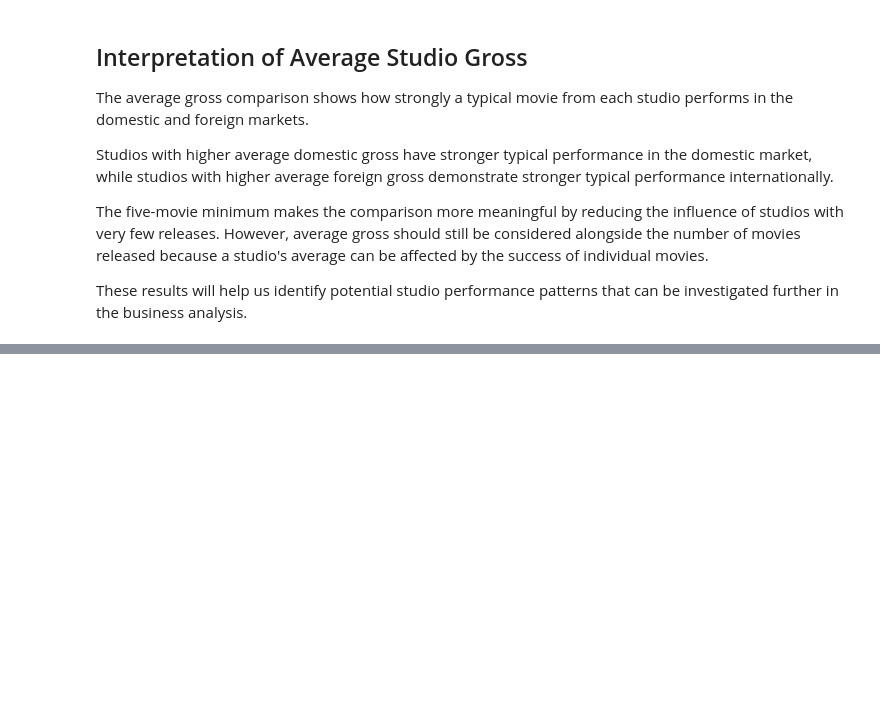
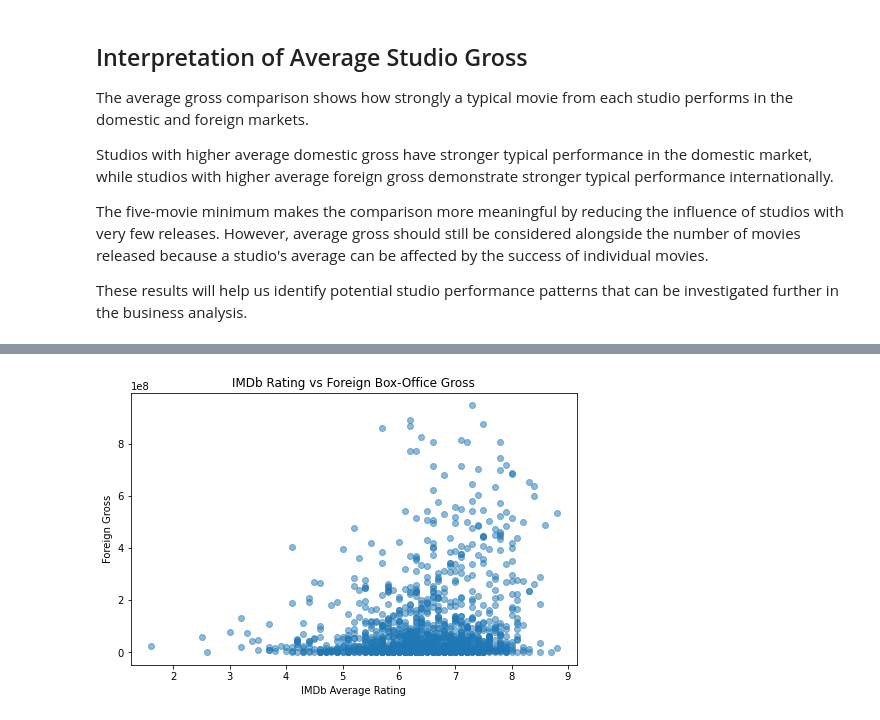
Before and after one commit to oliverkiplagat/Studio_Launch-Pad, a Jupyter notebook: student.ipynb, the cells around one changed output, grey strips where cells are left out. Drawn from its saved outputs; the diff is of its cells as text; code cells hidden in the pictures; blank space fills up the shorter version.

```diff
--- a/student.ipynb
+++ b/student.ipynb
@@ -1275,0 +1390,18 @@ These results will help us identify potential studio performance patterns that c
+# %%
+# Visualize the relationship between IMDb rating and foreign gross
+
+plt.figure(figsize=(8, 5))
+
+plt.scatter(
+    rating_gross["averagerating"],
+    rating_gross["foreign_gross"],
+    alpha=0.5
+)
+
+plt.xlabel("IMDb Average Rating")
+plt.ylabel("Foreign Gross")
+plt.title("IMDb Rating vs Foreign Box-Office Gross")
+
+plt.show()
+# %% [output]
+[figure, added]
```
Also changed, not shown: parts of 11 cells of this notebook.
